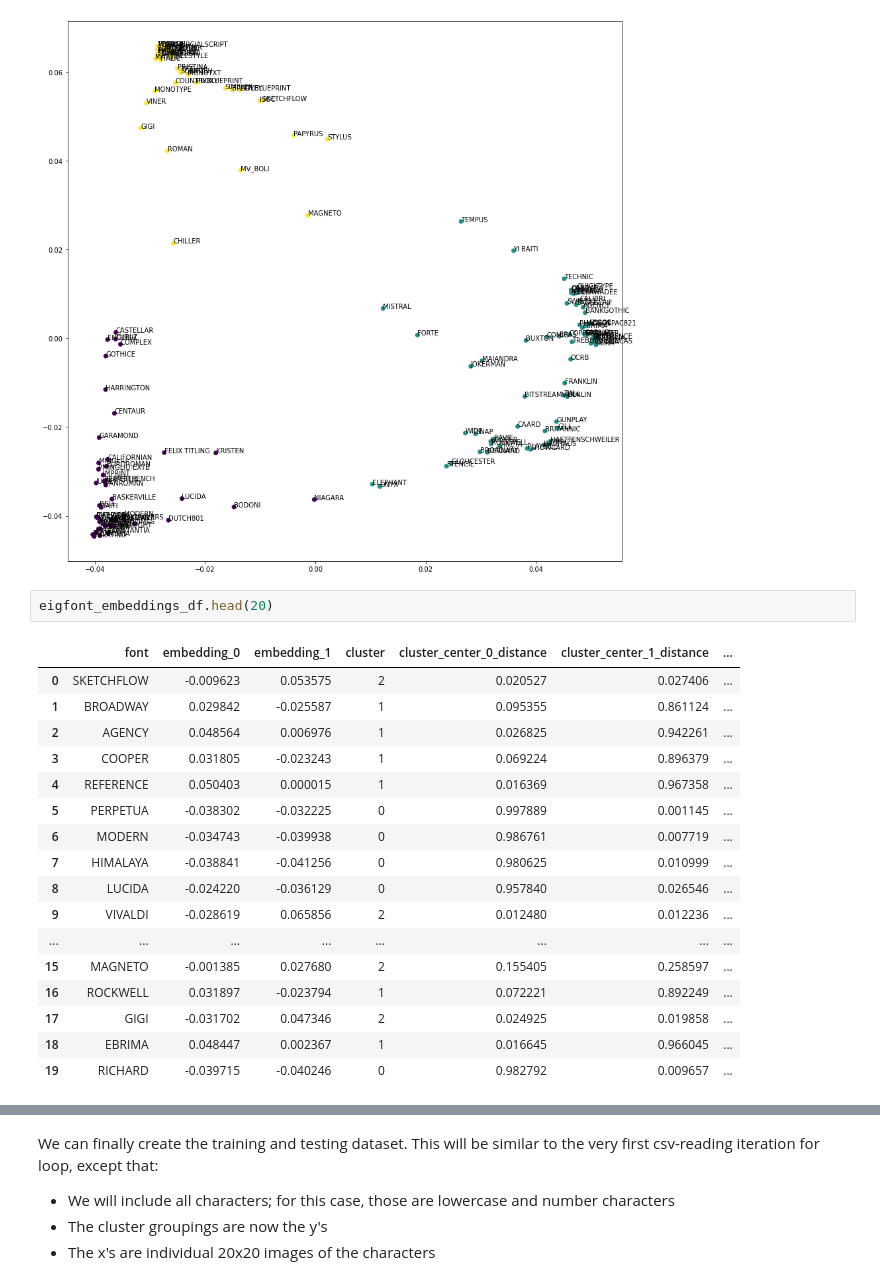
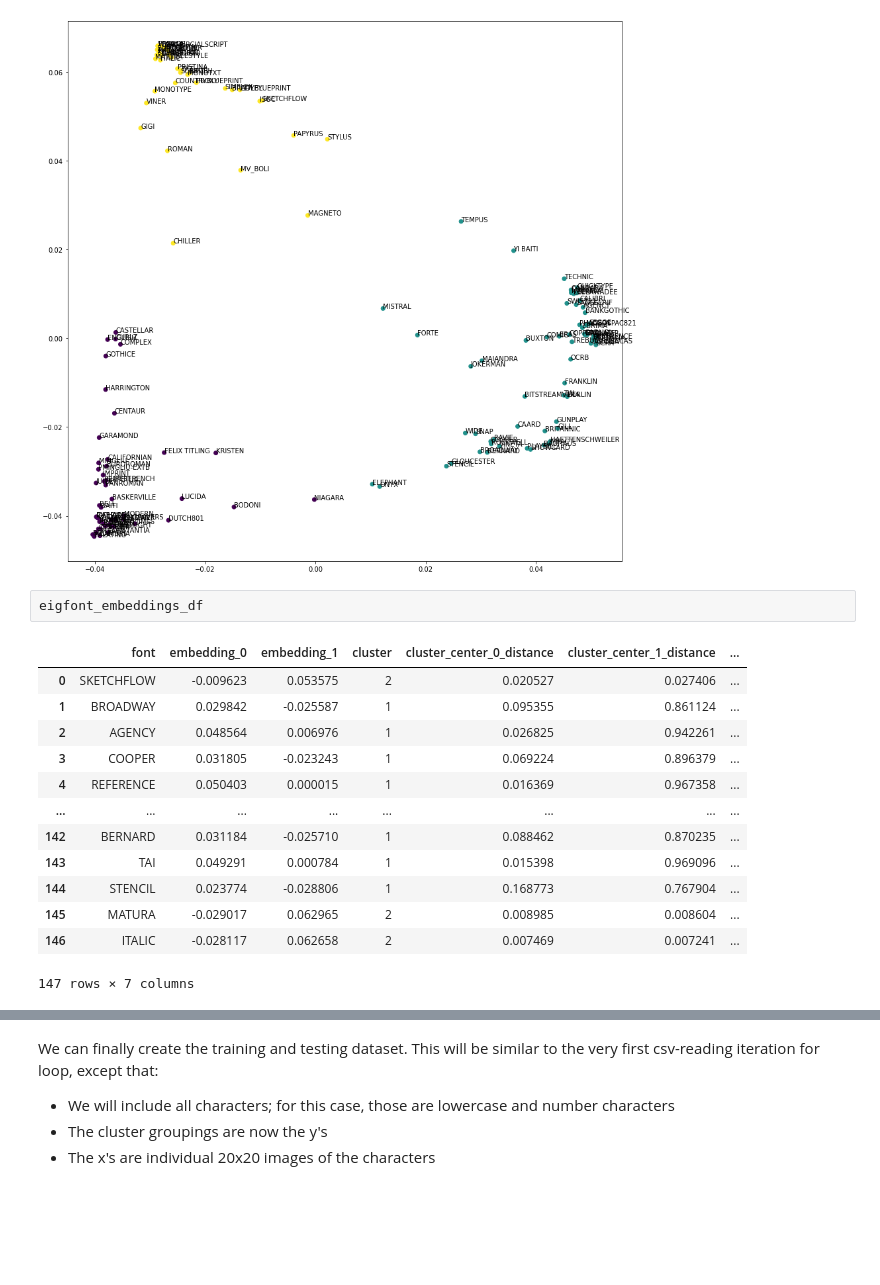
Before and after one commit to benduong2001/dsproject_font_decorator, a Jupyter notebook: font-type-image-classification.ipynb, the cells around one changed output, grey strips where cells are left out. Saved outputs shown, nothing was run; the diff lists cells and outputs as text; blank space fills up the shorter version.

```diff
--- a/font-type-image-classification.ipynb
+++ b/font-type-image-classification.ipynb
@@ -353,22 +352,18 @@ for i, txt in enumerate(fonts):
 # %% [output]
 [figure]
 # %%
-eigfont_embeddings_df.head(20)
+eigfont_embeddings_df
 # %% [output]
 |  | font | embedding_0 | embedding_1 | cluster | cluster_center_0_distance | cluster_center_1_distance | ... |
 | 0 | SKETCHFLOW | -0.009623 | 0.053575 | 2 | 0.020527 | 0.027406 | ... |
 | 1 | BROADWAY | 0.029842 | -0.025587 | 1 | 0.095355 | 0.861124 | ... |
 | 2 | AGENCY | 0.048564 | 0.006976 | 1 | 0.026825 | 0.942261 | ... |
 | 3 | COOPER | 0.031805 | -0.023243 | 1 | 0.069224 | 0.896379 | ... |
 | 4 | REFERENCE | 0.050403 | 0.000015 | 1 | 0.016369 | 0.967358 | ... |
-| 5 | PERPETUA | -0.038302 | -0.032225 | 0 | 0.997889 | 0.001145 | ... |
-| 6 | MODERN | -0.034743 | -0.039938 | 0 | 0.986761 | 0.007719 | ... |
-| 7 | HIMALAYA | -0.038841 | -0.041256 | 0 | 0.980625 | 0.010999 | ... |
-| 8 | LUCIDA | -0.024220 | -0.036129 | 0 | 0.957840 | 0.026546 | ... |
-| 9 | VIVALDI | -0.028619 | 0.065856 | 2 | 0.012480 | 0.012236 | ... |
 | ... | ... | ... | ... | ... | ... | ... | ... |
-| 15 | MAGNETO | -0.001385 | 0.027680 | 2 | 0.155405 | 0.258597 | ... |
-| 16 | ROCKWELL | 0.031897 | -0.023794 | 1 | 0.072221 | 0.892249 | ... |
-| 17 | GIGI | -0.031702 | 0.047346 | 2 | 0.024925 | 0.019858 | ... |
-| 18 | EBRIMA | 0.048447 | 0.002367 | 1 | 0.016645 | 0.966045 | ... |
-| 19 | RICHARD | -0.039715 | -0.040246 | 0 | 0.982792 | 0.009657 | ... |
+| 142 | BERNARD | 0.031184 | -0.025710 | 1 | 0.088462 | 0.870235 | ... |
+| 143 | TAI | 0.049291 | 0.000784 | 1 | 0.015398 | 0.969096 | ... |
+| 144 | STENCIL | 0.023774 | -0.028806 | 1 | 0.168773 | 0.767904 | ... |
+| 145 | MATURA | -0.029017 | 0.062965 | 2 | 0.008985 | 0.008604 | ... |
+| 146 | ITALIC | -0.028117 | 0.062658 | 2 | 0.007469 | 0.007241 | ... |
+147 rows × 7 columns
```
Also changed, not shown: parts of 24 cells of this notebook.
